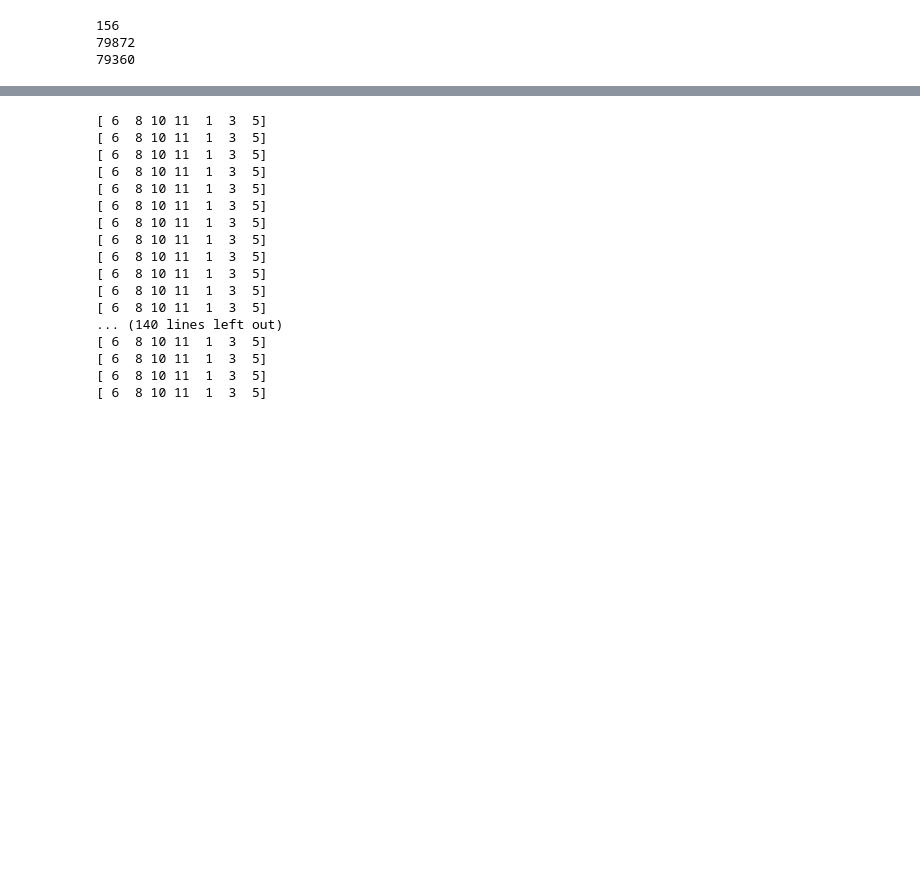
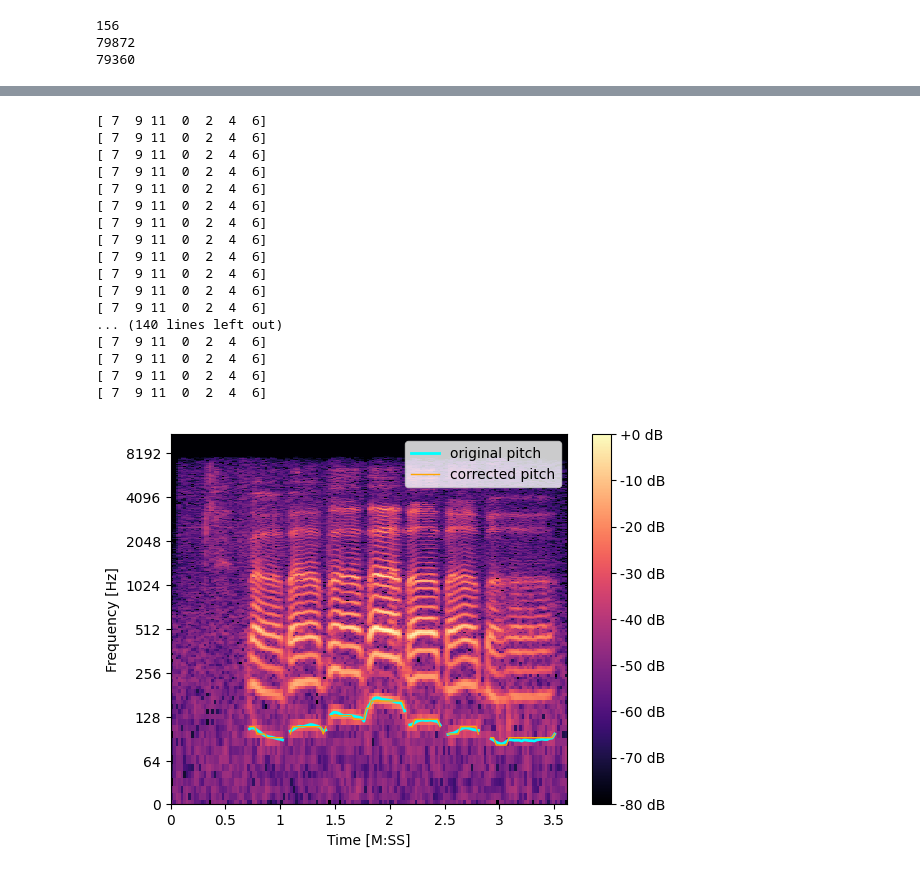
Before and after one commit to Kalachuchis/sound-mp-aiml-2023, a Jupyter notebook: mp_galang.ipynb, the cells around one changed output, grey strips where cells are left out. Cells and saved outputs as stored; diff of their text form; code cells hidden in the pictures; blank space fills up the shorter version.

```diff
--- a/mp_galang.ipynb
+++ b/mp_galang.ipynb
@@ -281,35 +202,59 @@ for i in range(0, len(f0)):
 # %%
-degrees = np.concatenate((degrees, [degrees[0] + 12]))
 
 
 # exile by tayloy swift
-scale = 'Gb:maj'
+scale = 'G:maj'
 
+autotuned_to_scale = np.zeros_like(f0)
+degrees = librosa.key_to_degrees(scale)
+print(degrees)
+degrees = np.concatenate((degrees, [degrees[0] + 12]))
+for i in range(0, len(f0)):
 
-for i in range(0, len(f0)):
-    f0[i]
-    degrees = librosa.key_to_degrees(scale)
-    print(degrees)
-
+    if np.isnan(f0[i]):
+        autotuned_to_scale[i] = np.nan
+        continue
     midi_note = librosa.hz_to_midi(f0[i])
     degree = midi_note % 12 # number of semitones in an octave
 
-    degree_id = np.argmin(np.(degrees))
+    # gets the index where the current pitch is closest to the specified scale
+    degree_id = np.argmin(np.abs(degrees-degree))
+
+
+    degree_difference = degree - degrees[degree_id]
+
+    midi_note -= degree_difference
+    autotuned_to_scale[i] = librosa.midi_to_hz(midi_note)
 # %% [output]
-[ 6  8 10 11  1  3  5]
-[ 6  8 10 11  1  3  5]
-[ 6  8 10 11  1  3  5]
-[ 6  8 10 11  1  3  5]
-[ 6  8 10 11  1  3  5]
-[ 6  8 10 11  1  3  5]
-[ 6  8 10 11  1  3  5]
-[ 6  8 10 11  1  3  5]
-[ 6  8 10 11  1  3  5]
-[ 6  8 10 11  1  3  5]
-[ 6  8 10 11  1  3  5]
-[ 6  8 10 11  1  3  5]
+[ 7  9 11  0  2  4  6]
+[ 7  9 11  0  2  4  6]
+[ 7  9 11  0  2  4  6]
+[ 7  9 11  0  2  4  6]
+[ 7  9 11  0  2  4  6]
+[ 7  9 11  0  2  4  6]
+[ 7  9 11  0  2  4  6]
+[ 7  9 11  0  2  4  6]
+[ 7  9 11  0  2  4  6]
+[ 7  9 11  0  2  4  6]
+[ 7  9 11  0  2  4  6]
+[ 7  9 11  0  2  4  6]
 ... (140 lines left out)
-[ 6  8 10 11  1  3  5]
-[ 6  8 10 11  1  3  5]
-[ 6  8 10 11  1  3  5]
-[ 6  8 10 11  1  3  5]
+[ 7  9 11  0  2  4  6]
+[ 7  9 11  0  2  4  6]
+[ 7  9 11  0  2  4  6]
+[ 7  9 11  0  2  4  6]
+# %%
+stft = librosa.stft(signal, n_fft=n_fft, hop_length=hop_length)
+time_points = librosa.times_like(stft, sr=sr, hop_length=hop_length)
+log_stft = librosa.amplitude_to_db(np.abs(stft), ref=np.max)
+fig, ax = plt.subplots()
+img = librosa.display.specshow(log_stft, x_axis='time', y_axis='log', ax=ax, sr=sr, hop_length=hop_length)
+fig.colorbar(img, ax=ax, format="%+2.f dB")
+ax.plot(time_points, f0, label='original pitch', color='cyan', linewidth=2)
+ax.plot(time_points, autotuned_to_scale, label='corrected pitch', color='orange', linewidth=1)
+ax.legend(loc='upper right')
+plt.ylabel('Frequency [Hz]')
+plt.xlabel('Time [M:SS]')
+plt.savefig('pitch_correction.png', dpi=300, bbox_inches='tight')
+# %% [output]
+[figure, added]
```
Also changed, not shown: parts of 14 cells of this notebook, 3 other files.
